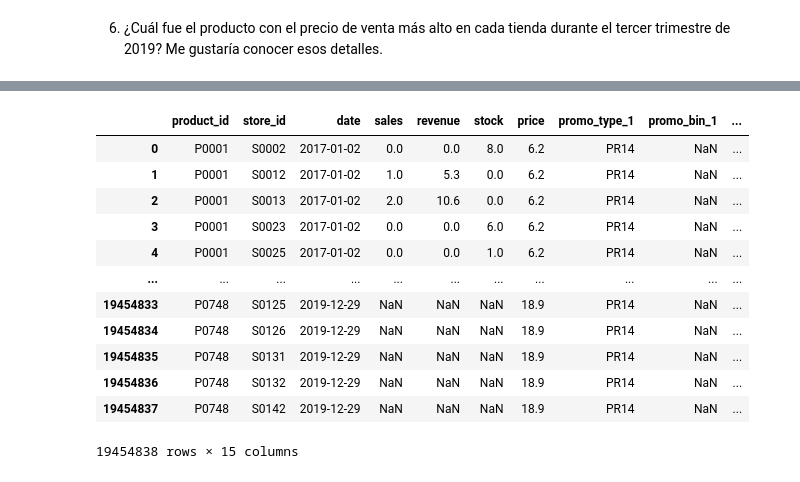
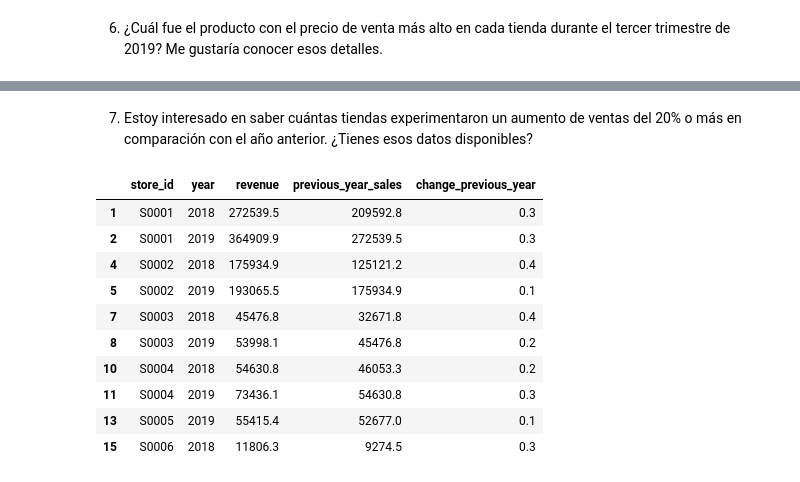
Before and after one commit to Germanifold91/WS_SumzDE, a Jupyter notebook: ws_python.ipynb, the cells around one changed output, grey strips where cells are left out. Saved outputs shown, nothing was run; the diff lists cells and outputs as text; code cells hidden in the pictures.

```diff
--- a/ws_python.ipynb
+++ b/ws_python.ipynb
@@ -163,16 +163,21 @@ price_hist.groupby('store_id').head(1).sort_values('store_id').head(30)
-# %%
-sales_df
-# %% [output]
-|  | product_id | store_id | date | sales | revenue | stock | price | promo_type_1 | promo_bin_1 | ... |
-| 0 | P0001 | S0002 | 2017-01-02 | 0.0 | 0.0 | 8.0 | 6.2 | PR14 | NaN | ... |
-| 1 | P0001 | S0012 | 2017-01-02 | 1.0 | 5.3 | 0.0 | 6.2 | PR14 | NaN | ... |
-| 2 | P0001 | S0013 | 2017-01-02 | 2.0 | 10.6 | 0.0 | 6.2 | PR14 | NaN | ... |
-| 3 | P0001 | S0023 | 2017-01-02 | 0.0 | 0.0 | 6.0 | 6.2 | PR14 | NaN | ... |
-| 4 | P0001 | S0025 | 2017-01-02 | 0.0 | 0.0 | 1.0 | 6.2 | PR14 | NaN | ... |
-| ... | ... | ... | ... | ... | ... | ... | ... | ... | ... | ... |
-| 19454833 | P0748 | S0125 | 2019-12-29 | NaN | NaN | NaN | 18.9 | PR14 | NaN | ... |
-| 19454834 | P0748 | S0126 | 2019-12-29 | NaN | NaN | NaN | 18.9 | PR14 | NaN | ... |
-| 19454835 | P0748 | S0131 | 2019-12-29 | NaN | NaN | NaN | 18.9 | PR14 | NaN | ... |
-| 19454836 | P0748 | S0132 | 2019-12-29 | NaN | NaN | NaN | 18.9 | PR14 | NaN | ... |
-| 19454837 | P0748 | S0142 | 2019-12-29 | NaN | NaN | NaN | 18.9 | PR14 | NaN | ... |
-19454838 rows × 15 columns
+# %% [markdown]
+7. Estoy interesado en saber cuántas tiendas experimentaron un aumento de ventas del 20% o más en comparación con el año anterior. ¿Tienes esos datos disponibles?
+# %%
+sales_hist = sales_df.groupby(['store_id', 'year'])['revenue'].sum().reset_index().sort_values(['store_id', 'year'])
+sales_hist['previous_year_sales'] = sales_hist.groupby(['store_id'])['revenue'].shift(1)
+sales_hist['change_previous_year'] = (sales_hist['revenue'] - sales_hist['previous_year_sales'])/sales_hist['previous_year_sales']
+sales_hist = sales_hist[sales_hist['change_previous_year'].notnull()]
+# %%
+sales_hist.head(10)
+# %% [output]
+|  | store_id | year | revenue | previous_year_sales | change_previous_year |
+| 1 | S0001 | 2018 | 272539.5 | 209592.8 | 0.3 |
+| 2 | S0001 | 2019 | 364909.9 | 272539.5 | 0.3 |
+| 4 | S0002 | 2018 | 175934.9 | 125121.2 | 0.4 |
+| 5 | S0002 | 2019 | 193065.5 | 175934.9 | 0.1 |
+| 7 | S0003 | 2018 | 45476.8 | 32671.8 | 0.4 |
+| 8 | S0003 | 2019 | 53998.1 | 45476.8 | 0.2 |
+| 10 | S0004 | 2018 | 54630.8 | 46053.3 | 0.2 |
+| 11 | S0004 | 2019 | 73436.1 | 54630.8 | 0.3 |
+| 13 | S0005 | 2019 | 55415.4 | 52677.0 | 0.1 |
+| 15 | S0006 | 2018 | 11806.3 | 9274.5 | 0.3 |
```
Also changed, not shown: parts of 11 cells of this notebook, 1 other file.
